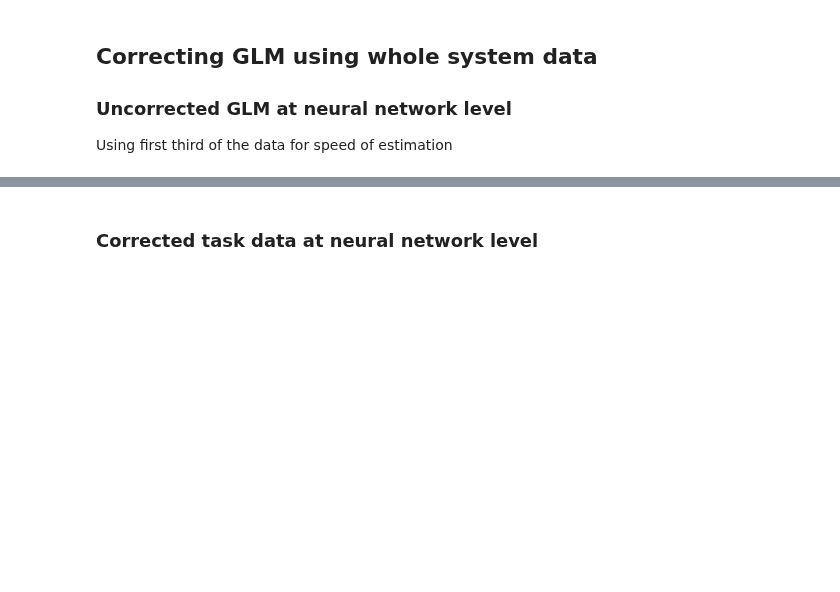
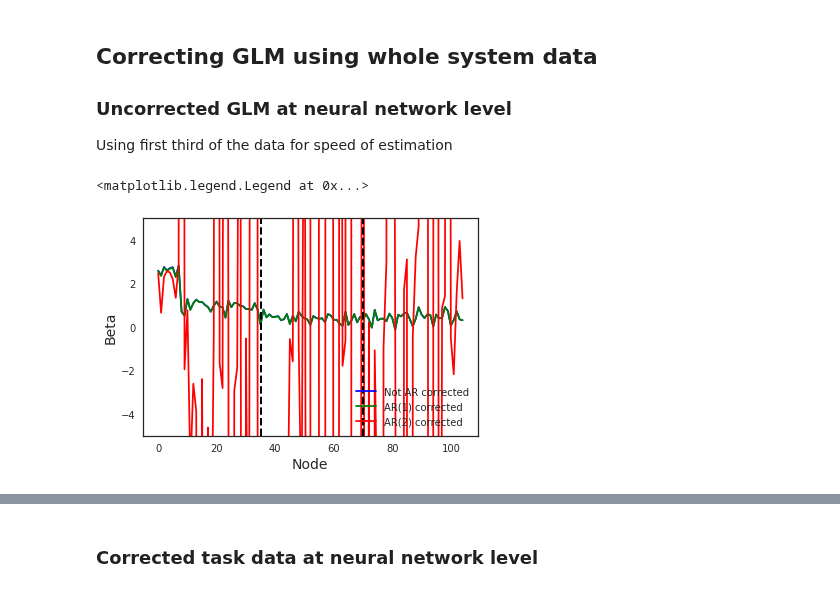
Before and after one commit to zenkavi/DevStudy_FmriNbs, a Jupyter notebook: notebooks/informationtransfermapping/TheoreticalResults/zenkavi_simulation_sandbox.ipynb, the cells around one changed output, grey strips where cells are left out. Saved outputs shown, nothing was run; the diff lists cells and outputs as text; code cells hidden in the pictures; blank space fills up the shorter version.

```diff
--- a/notebooks/informationtransfermapping/TheoreticalResults/zenkavi_simulation_sandbox.ipynb
+++ b/notebooks/informationtransfermapping/TheoreticalResults/zenkavi_simulation_sandbox.ipynb
@@ -320,7 +292,7 @@ Text(0.5, 1.0, 'Correlation between betas and afferent connections')
 
 Using first third of the data for speed of estimation
 # %%
-taskdata_short = taskdata[1][:,:10000]
+taskdata_short = copy.copy(taskdata[1][:,:10000])
 # %%
 # Define parameters
 ntimepoints = taskdata_short.shape[1]
@@ -329,3 +301,7 @@ nregions = taskdata_short.shape[0]
 # Define empty variables
 task_betas = np.zeros((nregions,))
 task_tvals = np.zeros((nregions,))
+task_betas1 = np.zeros((nregions,))
+task_tvals1 = np.zeros((nregions,))
+task_betas2 = np.zeros((nregions,))
+task_tvals2 = np.zeros((nregions,))
@@ -331,0 +353,14 @@ task_tvals = np.zeros((nregions,))
+# %%
+plt.plot(task_betas, color="blue", label="Not AR corrected")
+plt.plot(task_betas1, color="green", label="AR(1) corrected")
+plt.plot(task_betas2, color="red", label="AR(2) corrected")
+plt.ylim(-5,5)
+plt.ylabel('Beta',fontsize=14)
+plt.xlabel('Node',fontsize=14)
+#plt.axhline(y=.5,linewidth=2, color='red', ls = "--")
+plt.axvline(x=35,linewidth=2, color='black', ls = "--")
+plt.axvline(x=70,linewidth=2, color='black', ls = "--")
+plt.legend(loc="best")
+# %% [output]
+<matplotlib.legend.Legend at 0x...>
+[figure, added]
```
Also changed, not shown: parts of 56 cells of this notebook.
